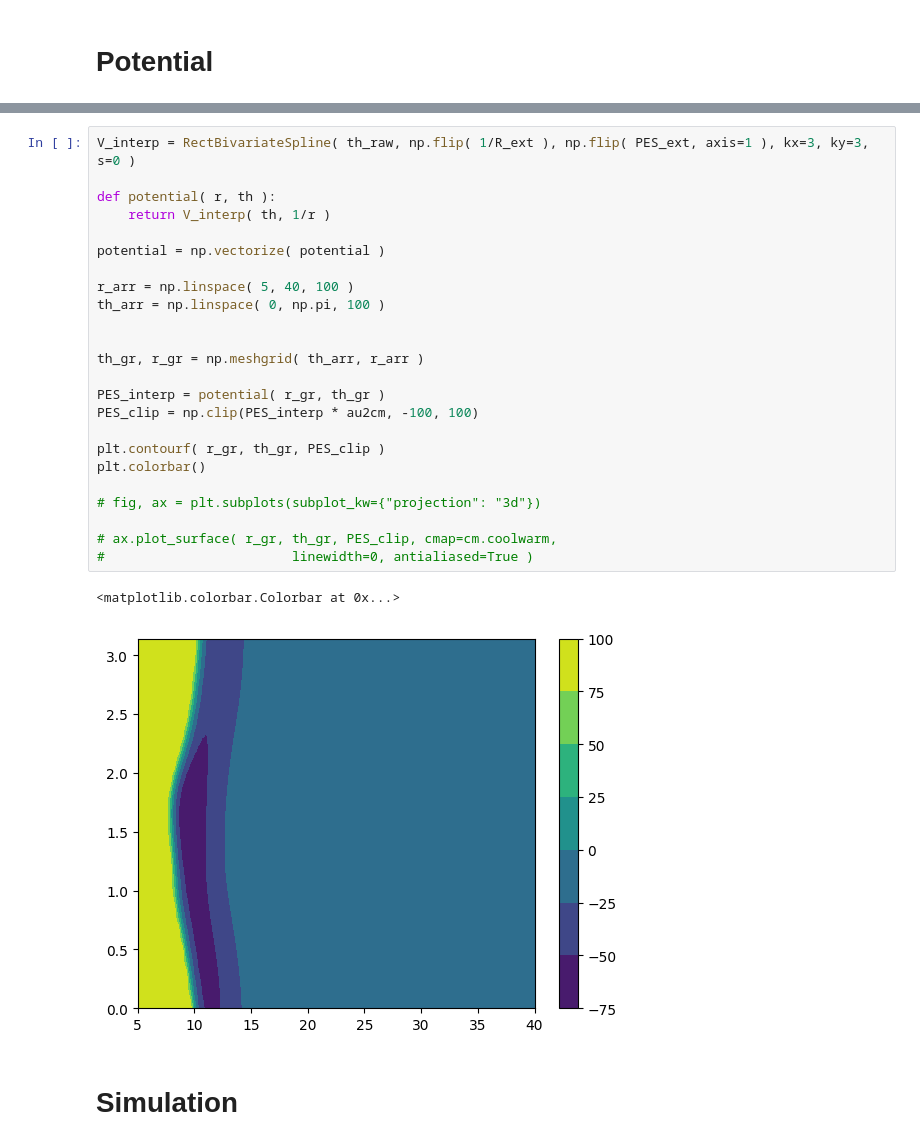
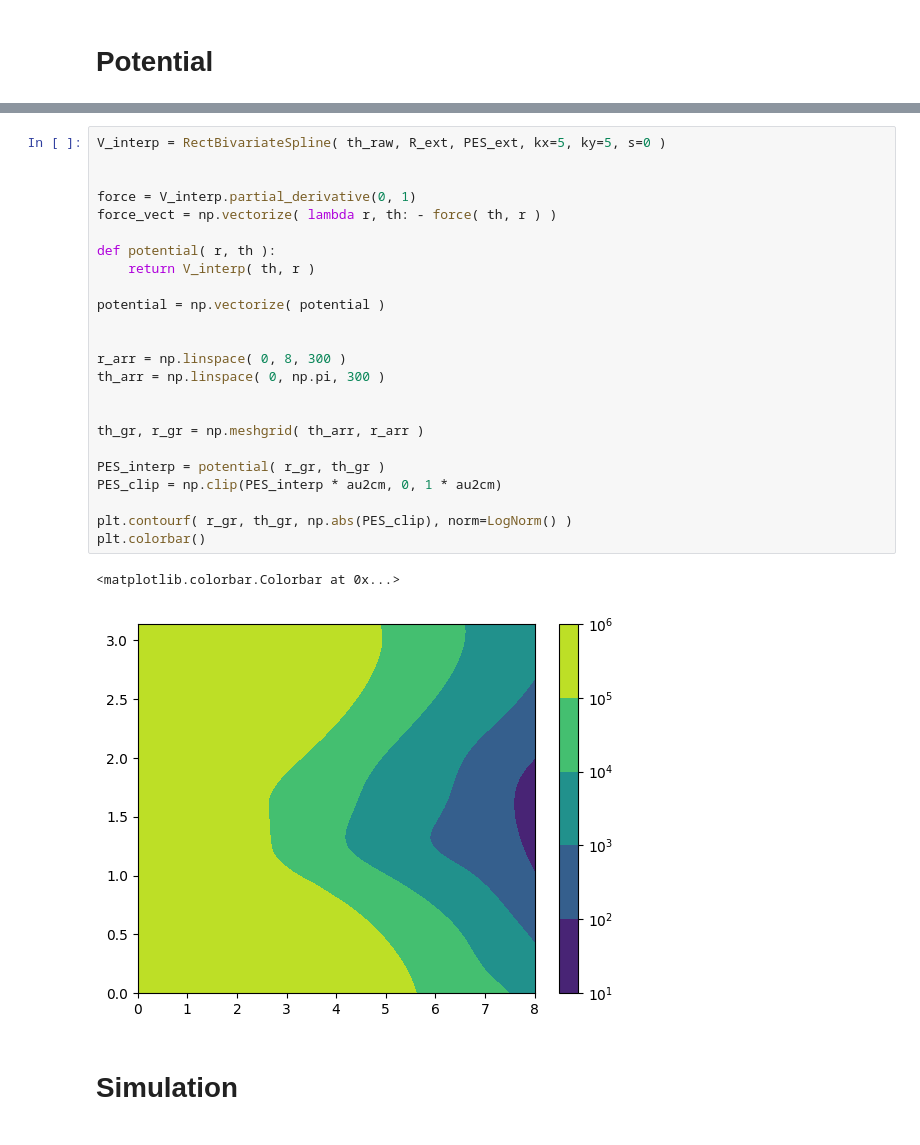
Before and after one commit to AK-Grabowsk3/NeOcs, a Jupyter notebook: analysis/NeOCS_qc_solver.ipynb, the cells around one changed output, grey strips where cells are left out. Cells and saved outputs as stored; diff of their text form.

```diff
--- a/analysis/NeOCS_qc_solver.ipynb
+++ b/analysis/NeOCS_qc_solver.ipynb
@@ -101,30 +104,30 @@ NameError: name 'l_arr' is not defined
 # %%
-V_interp = RectBivariateSpline( th_raw, np.flip( 1/R_ext ), np.flip( PES_ext, axis=1 ), kx=3, ky=3, s=0 )
+V_interp = RectBivariateSpline( th_raw, R_ext, PES_ext, kx=5, ky=5, s=0 )
+
+
+force = V_interp.partial_derivative(0, 1)
+force_vect = np.vectorize( lambda r, th: - force( th, r ) )
 
 def potential( r, th ):
-    return V_interp( th, 1/r )
+    return V_interp( th, r )
 
 potential = np.vectorize( potential )
 
-r_arr = np.linspace( 5, 40, 100 )
-th_arr = np.linspace( 0, np.pi, 100 )
+
+r_arr = np.linspace( 0, 8, 300 )
+th_arr = np.linspace( 0, np.pi, 300 )
 
 
 th_gr, r_gr = np.meshgrid( th_arr, r_arr )
 
 PES_interp = potential( r_gr, th_gr )
-PES_clip = np.clip(PES_interp * au2cm, -100, 100)
+PES_clip = np.clip(PES_interp * au2cm, 0, 1 * au2cm)
 
-plt.contourf( r_gr, th_gr, PES_clip )
+plt.contourf( r_gr, th_gr, np.abs(PES_clip), norm=LogNorm() )
 plt.colorbar()
-
-# fig, ax = plt.subplots(subplot_kw={"projection": "3d"})
-
-# ax.plot_surface( r_gr, th_gr, PES_clip, cmap=cm.coolwarm,
-#                        linewidth=0, antialiased=True )
 # %% [output]
 <matplotlib.colorbar.Colorbar at 0x...>
-[figure, old version]
+[figure, new version]
 # %% [markdown]
 # Simulation
 # %%
```
Also changed, not shown: parts of 12 cells of this notebook.
